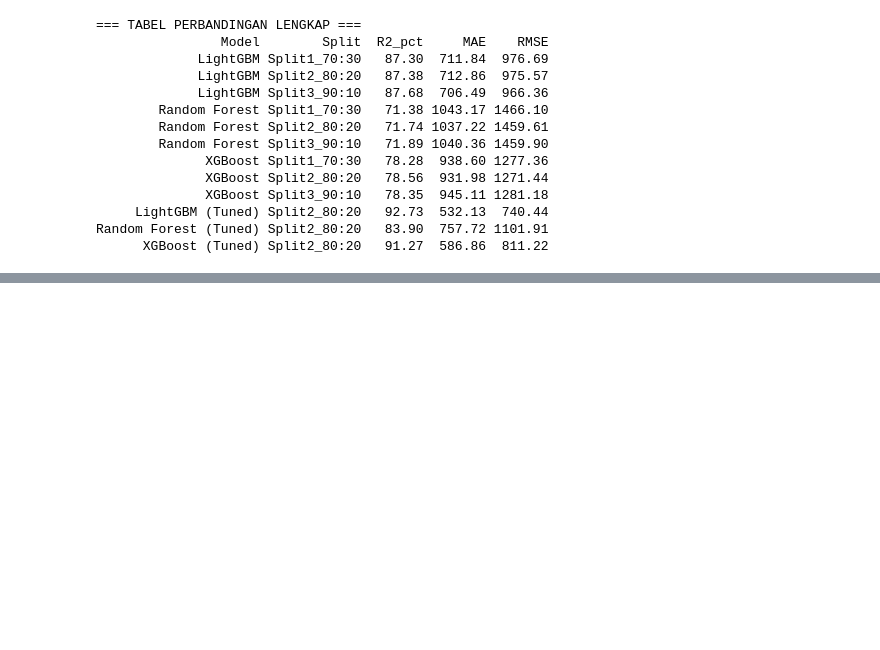
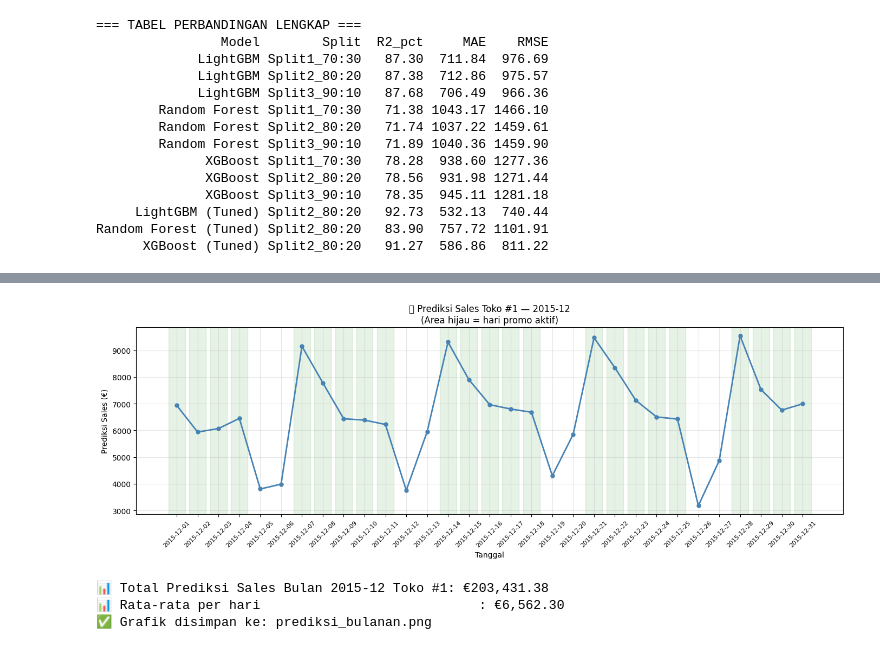
Before and after one commit to MuhammadSafril/ml-retail-sales, a Jupyter notebook: notebook.ipynb, the cells around one changed output, grey strips where cells are left out. Drawn from its saved outputs; the diff is of its cells as text; code cells hidden in the pictures; blank space fills up the shorter version.

```diff
--- a/notebook.ipynb
+++ b/notebook.ipynb
@@ -997,0 +1149,71 @@ Random Forest (Tuned) Split2_80:20   83.90  757.72 1101.91
+# %%
+# ============================================================
+# SIMULASI: Prediksi penjualan 1 toko selama 1 bulan penuh
+# ============================================================
+import pandas as pd
+
+TOKO_ID   = 1
+BULAN     = '2015-12'
+
+tanggal_range = pd.date_range(start=f'{BULAN}-01', end=f'{BULAN}-31', freq='D')
+
+hasil_bulan = []
+for tgl in tanggal_range:
+    # Asumsikan promo di hari kerja (Senin-Jumat)
+    ada_promo = 1 if tgl.dayofweek < 5 else 0
+    try:
+        m = best_boost
+        f = feature_names
+    except NameError:
+        m = best_model_loaded
+        f = feature_names_inf
+
+    row = {
+        'Store':1,'StoreType':0,'Assortment':0,'CompetitionDistance':1270,
+        'CompetitionOpenSinceMonth':9,'CompetitionOpenSinceYear':2008,
+        'DayOfWeek': tgl.dayofweek + 1, 'Open':1, 'Promo': ada_promo,
+        'StateHoliday':0, 'SchoolHoliday':0, 'Promo2':1,
+        'Promo2SinceWeek':13,'Promo2SinceYear':2010,'PromoInterval':0,
+        'Year': tgl.year,'Month': tgl.month,'Day': tgl.day,
+        'WeekOfYear': int(tgl.isocalendar()[1]),
+        'Quarter': tgl.quarter,'IsEndOfMonth': int(tgl.is_month_end),
+    }
+    df_row = pd.DataFrame([row])
+    for col in f:
+        if col not in df_row.columns:
+            df_row[col] = 0
+    pred = m.predict(df_row[f].fillna(0))[0]
+    hasil_bulan.append({'Tanggal': tgl.strftime('%Y-%m-%d'),
+                        'Hari': ['Sen','Sel','Rab','Kam','Jum','Sab','Min'][tgl.dayofweek],
+                        'Promo': ada_promo, 'Prediksi_Sales': round(pred, 2)})
+
+df_bulan = pd.DataFrame(hasil_bulan)
+
+# Visualisasi tren harian
+plt.figure(figsize=(14, 5))
+plt.plot(df_bulan['Tanggal'], df_bulan['Prediksi_Sales'], marker='o',
+         color='steelblue', linewidth=2, markersize=5)
+
+# Warnai area promo
+for i, row in df_bulan.iterrows():
+    if row['Promo'] == 1:
+        plt.axvspan(i - 0.4, i + 0.4, alpha=0.1, color='green')
+
+plt.title(f'📅 Prediksi Sales Toko #{TOKO_ID} — {BULAN}\n(Area hijau = hari promo aktif)')
+plt.xlabel('Tanggal')
+plt.ylabel('Prediksi Sales (€)')
+plt.xticks(range(len(df_bulan)), df_bulan['Tanggal'], rotation=45, fontsize=8)
+plt.grid(True, alpha=0.3)
+plt.tight_layout()
+plt.savefig('prediksi_bulanan.png', dpi=150, bbox_inches='tight')
+plt.show()
+
+total = df_bulan['Prediksi_Sales'].sum()
+print(f'\n📊 Total Prediksi Sales Bulan {BULAN} Toko #{TOKO_ID}: €{total:,.2f}')
+print(f'📊 Rata-rata per hari                            : €{df_bulan["Prediksi_Sales"].mean():,.2f}')
+print('✅ Grafik disimpan ke: prediksi_bulanan.png')
+# %% [output]
+[figure, added]
+📊 Total Prediksi Sales Bulan 2015-12 Toko #1: €203,431.38
+📊 Rata-rata per hari                            : €6,562.30
+✅ Grafik disimpan ke: prediksi_bulanan.png
```
Also changed, not shown: parts of 5 cells of this notebook, 1 other file.
